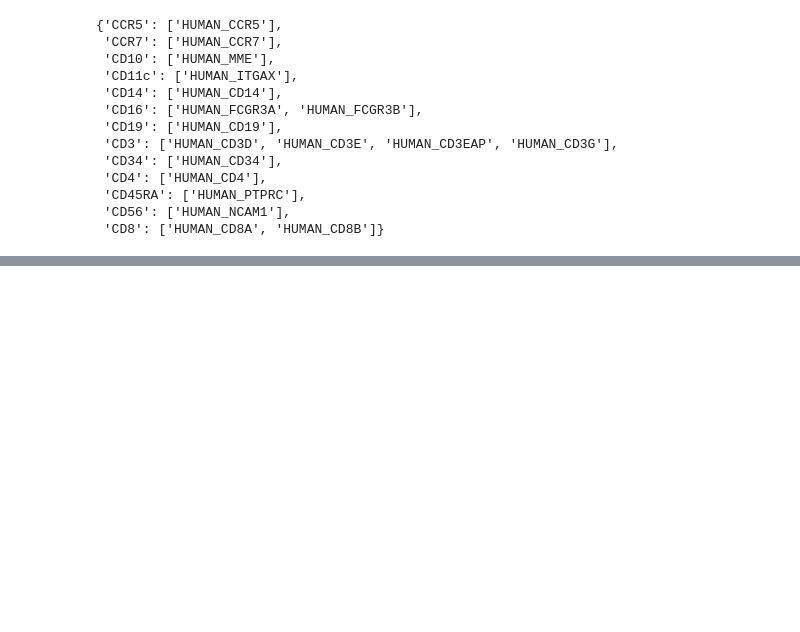
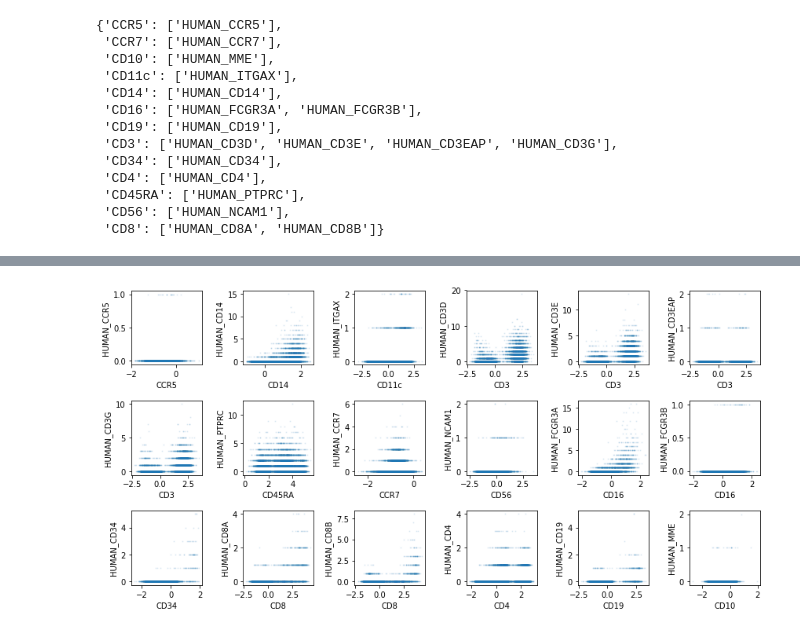
Before and after one commit to databio/bds_hackathon, a Jupyter notebook: bin/marker_associated_transcript_correlation.ipynb, the cells around one changed output, grey strips where cells are left out. Saved outputs shown, nothing was run; the diff lists cells and outputs as text; code cells hidden in the pictures; blank space fills up the shorter version.

Commit message:
updated marker-transcript correlation plots within notebook and saved in results

```diff
--- a/bin/marker_associated_transcript_correlation.ipynb
+++ b/bin/marker_associated_transcript_correlation.ipynb
@@ -149,3 +152,23 @@ correlation_results_frame
 # %%
 # save the correlation results
 correlation_results_frame.to_csv('../results/marker_associated_transcript_correlation.tsv',sep='\t')
+# %%
+# plot some examples of correlated markers/transcripts
+#marker = 'CD14'
+#gene_id = 'HUMAN_CD14'
+fig,ax = plt.subplots(3,6)
+ax = np.ravel(ax) # flatten the 6x3 array into a 1x18 array
+i = 0
+for marker in final_gene_mappings.keys():
+    for gene_id in final_gene_mappings[marker]:
+        marker_data = labels.loc[marker,]
+        transcript_data = counts.loc[gene_id,]
+        ax[i].scatter(marker_data,transcript_data,alpha=0.1,s=1)
+        ax[i].set_xlabel(marker)
+        ax[i].set_ylabel(gene_id)
+        i += 1
+fig.set_size_inches(12,6)
+plt.tight_layout()
+plt.savefig('../results/all_marker_transcript_scatter.svg')
+# %% [output]
+[figure, added]
```
Also changed, not shown: parts of 3 cells of this notebook, 2 other files.
